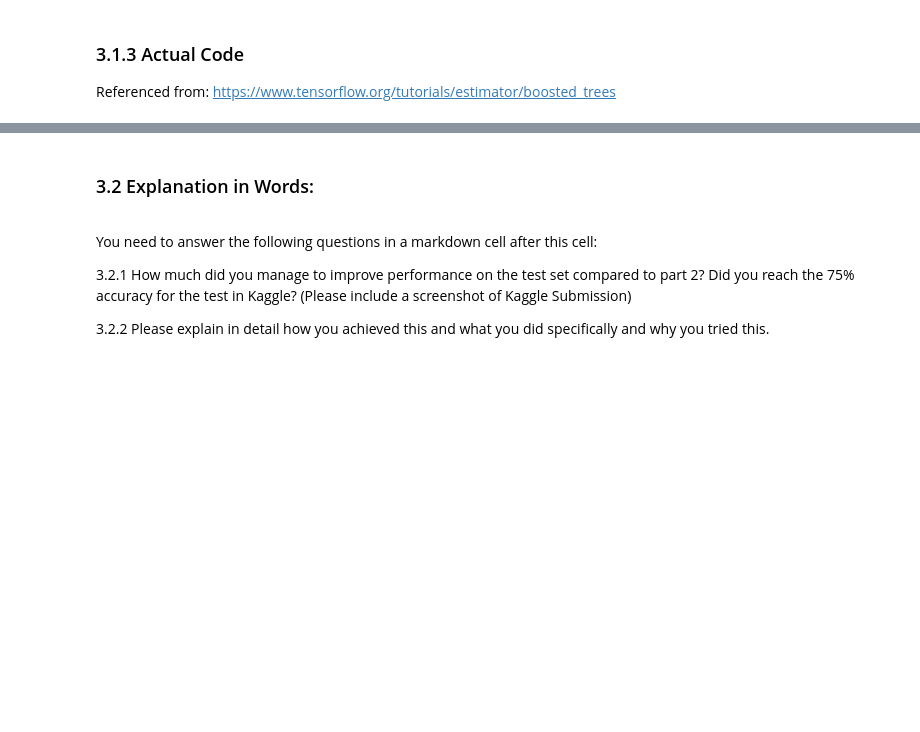
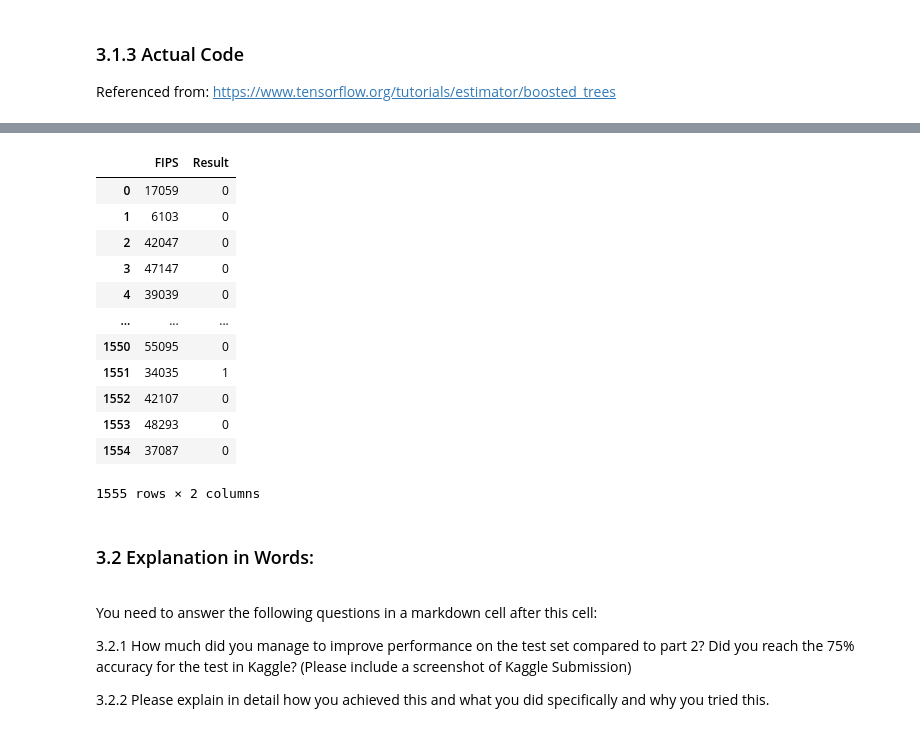
Before and after one commit to ptwu/election-county-prediction, a Jupyter notebook: rem_notebook.ipynb, the cells around one changed output, grey strips where cells are left out. Saved outputs shown, nothing was run; the diff lists cells and outputs as text; code cells hidden in the pictures; blank space fills up the shorter version.

```diff
--- a/rem_notebook.ipynb
+++ b/rem_notebook.ipynb
@@ -632,0 +466,14 @@ Length: 1555, dtype: float64
+# %%
+# Prepare Train Data
+def prep_data(traindf, train_index, val_index):
+    traindf = traindf.sample(len(traindf))
+    x_train = np.array(traindf.iloc[train_index, 4:66], np.float32).reshape([-1, num_features])
+    y_train = np.asarray(traindf.iloc[train_index, 68]).astype('int32')
+    training = tf.data.Dataset.from_tensor_slices((x_train, y_train))
+    training = training.repeat().shuffle(100).batch(batch_size).prefetch(1)
+    x_val = np.array(traindf.iloc[val_index, 4:66], np.float32).reshape([-1, num_features])
+    y_val = np.asarray(traindf.iloc[val_index, 68]).astype('int32')
+    return training, x_val, y_val
+
+# Prepare Test Data
+x_test = np.array(testdf.iloc[0:, 2:64], np.float32).reshape([-1, num_features])
@@ -632,0 +546,21 @@ Length: 1555, dtype: float64
+# %%
+# Build neural network model.
+kfold_acc = []
+for train_index, test_index in KFold(folds).split(traindf):
+    training, x_val, y_val = prep_data(traindf, train_index, test_index)
+    neural_net = NeuralNet()
+    optimizer = tf.optimizers.Adam(learning_rate=learning_rate, beta_1=0.9, beta_2=0.9, epsilon=1e-07)
+    # Run training for the given number of steps.
+    for step, (batch_x, batch_y) in enumerate(training.take(training_steps), 1):
+        # Run the optimization to update W and b values.
+        run_optimization(batch_x, batch_y)
+
+        if step % display_step == 0:
+            pred = neural_net(batch_x, is_training=True)
+            loss = cross_entropy_loss(pred, batch_y)
+            acc = accuracy(pred, batch_y)
+            print("step: %i, loss: %f, accuracy: %f" % (step, loss, acc))
+    pred = neural_net(x_val, is_training=False)
+    kfold_acc.append(accuracy(pred, y_val))
+    print("Test Accuracy: %f" % accuracy(pred, y_val))
+print("K-Fold Accuracy: %f" % np.mean(kfold_acc))
@@ -633,3 +585,24 @@ Length: 1555, dtype: float64
+# %%
+preds_nn = tf.argmax(neural_net(x_test, is_training=False), 1).numpy()
+submission_nn = package(preds_nn, dfsample.copy())
+name = 'creative/submission3_r.csv'
+submission_nn.to_csv(name ,index = False)
+submiss_nn = pd.read_csv('creative/submission3_r.csv', sep=',', encoding = 'unicode_escape')
+submiss_nn
+# %% [output]
+|  | FIPS | Result |
+| 0 | 17059 | 0 |
+| 1 | 6103 | 0 |
+| 2 | 42047 | 0 |
+| 3 | 47147 | 0 |
+| 4 | 39039 | 0 |
+| ... | ... | ... |
+| 1550 | 55095 | 0 |
+| 1551 | 34035 | 1 |
+| 1552 | 42107 | 0 |
+| 1553 | 48293 | 0 |
+| 1554 | 37087 | 0 |
+1555 rows × 2 columns
 # %% [markdown]
 <h3>3.2 Explanation in Words:</h3><p>
 # %% [markdown]
```
Also changed, not shown: parts of 19 cells of this notebook, 1 other file.
